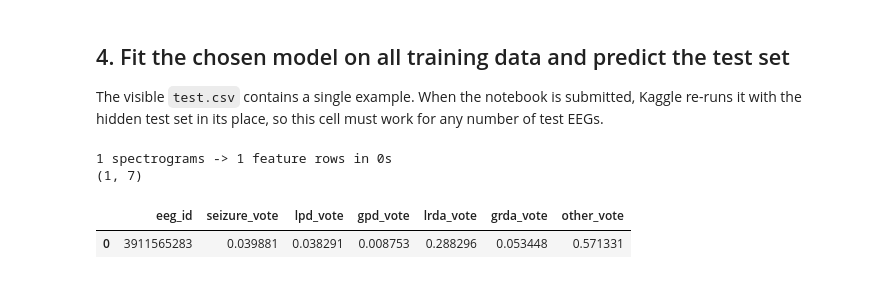
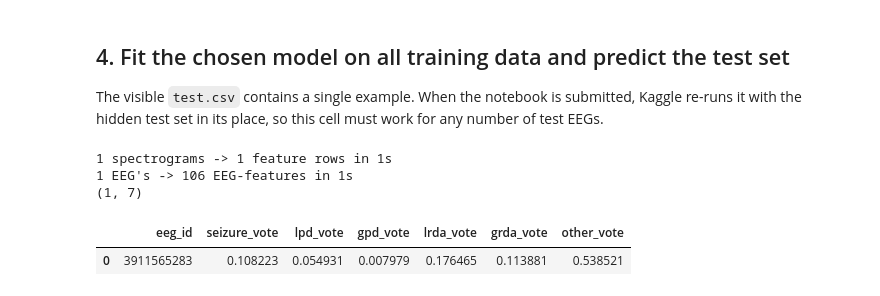
Before and after one commit to AJ112026/time_seires_challenge, a Jupyter notebook: notebook9e552f831e.ipynb, the cells around one changed output. Cells and saved outputs as stored; diff of their text form; code cells hidden in the pictures.

```diff
--- a/notebook9e552f831e.ipynb
+++ b/notebook9e552f831e.ipynb
@@ -342,23 +450,25 @@ with the hidden test set in its place, so this cell must work for any number of
 # %%
 test = pd.read_csv(f"{DATA}/test.csv")
 T_df = build_features(test, f"{DATA}/test_spectrograms", is_test=True)
 T_df = test[["eeg_id"]].merge(T_df, on="eeg_id", how="left")   # volgorde van test.csv behouden
+T_df = T_df.merge(build_eeg_features(test, f"{DATA}/test_eegs", is_test=True), on="eeg_id", how="left") #Bijgevoegd bij de Vijfde aanpassing
 XT = np.nan_to_num(T_df[FEATS].to_numpy(dtype=np.float32), nan=0.0, posinf=0.0, neginf=0.0)
 
 # Elk model met een gewicht > 0 trainen op alle data en mengen met de mix uit de CV.
 preds_T = {n: fit(n, X, Y, W).predict_proba(XT) for n, w in WEIGHTS.items() if w > 0}
 pri_T = np.tile(Y.mean(axis=0), (len(XT), 1))
 
 sub = pd.DataFrame({"eeg_id": T_df["eeg_id"]})
 sub[CLASSES] = blend(preds_T, {n: w for n, w in WEIGHTS.items() if w > 0}, pri_T, B)
 sub.to_csv("submission.csv", index=False)
 print(sub.shape)
 sub.head()
 # %% [output]
-1 spectrograms -> 1 feature rows in 0s
+1 spectrograms -> 1 feature rows in 1s
+1 EEG's -> 106 EEG-features in 1s
 (1, 7)
 |  | eeg_id | seizure_vote | lpd_vote | gpd_vote | lrda_vote | grda_vote | other_vote |
-| 0 | 3911565283 | 0.039881 | 0.038291 | 0.008753 | 0.288296 | 0.053448 | 0.571331 |
+| 0 | 3911565283 | 0.108223 | 0.054931 | 0.007979 | 0.176465 | 0.113881 | 0.538521 |
 # %%
 #EERSTE AANPASSING
 #Na de aanpassing van focussen op het 50s venster krijg ik dit: CV KL (all EEGs)        prior=1.2450 logreg=1.1339 hgb=1.0013
```
Also changed, not shown: parts of 4 cells of this notebook.
